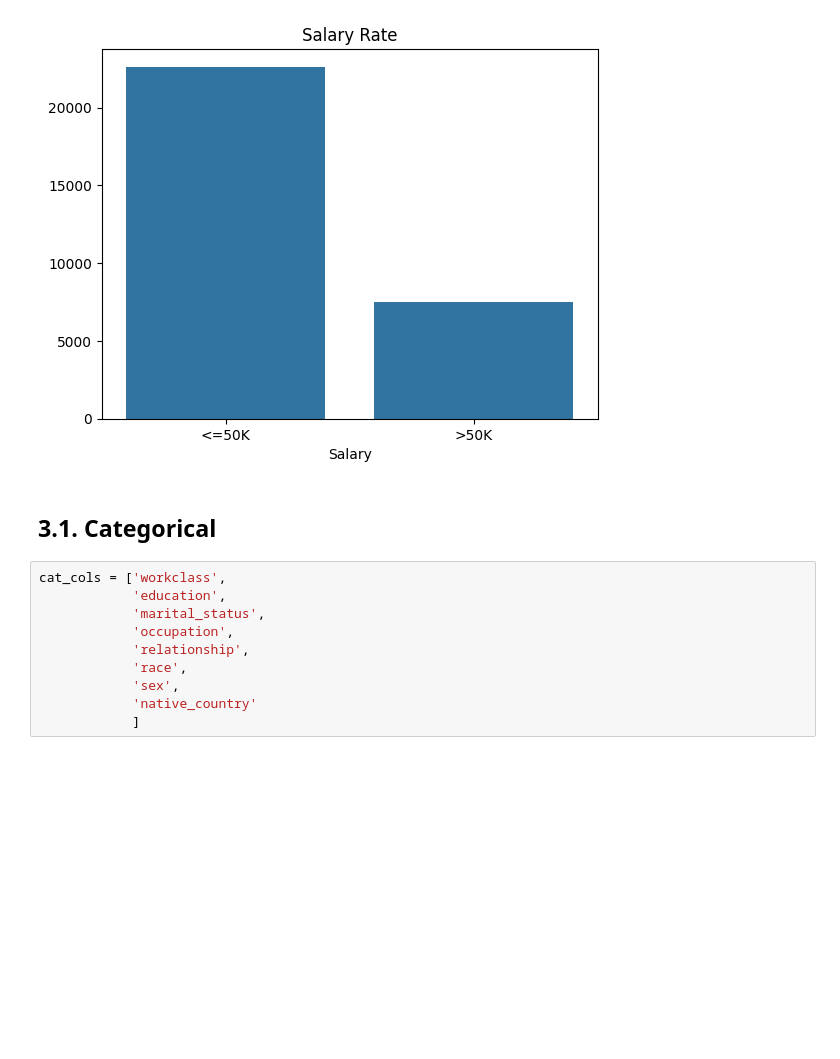
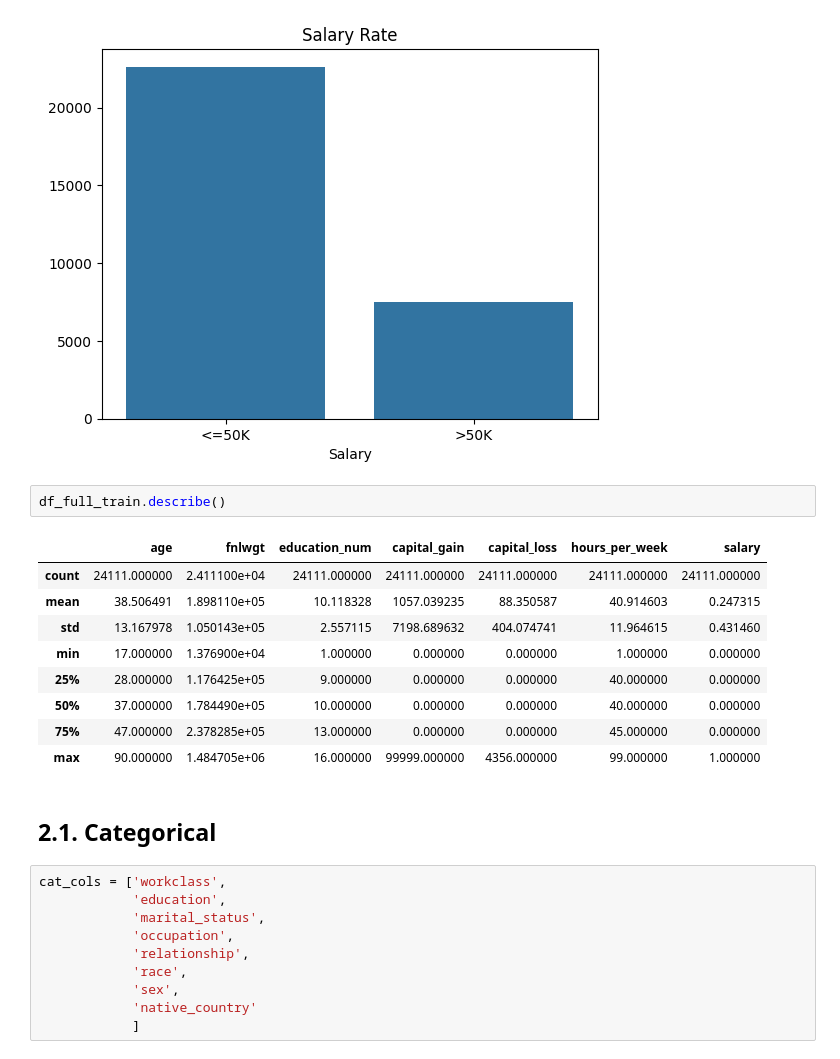
Before and after one commit to pgdemiranda/ml_midterm2024, a Jupyter notebook: midterm_project/notebook.ipynb, the cells around one changed output. Cells and saved outputs as stored; diff of their text form; blank space fills up the shorter version.

```diff
--- a/midterm_project/notebook.ipynb
+++ b/midterm_project/notebook.ipynb
@@ -252,8 +243,20 @@ plt.xticks([0, 1], ['<=50K', '>50K'])
 plt.show()
 # %% [output]
 [figure]
+# %%
+df_full_train.describe()
+# %% [output]
+|  | age | fnlwgt | education_num | capital_gain | capital_loss | hours_per_week | salary |
+| count | 24111.000000 | 2.411100e+04 | 24111.000000 | 24111.000000 | 24111.000000 | 24111.000000 | 24111.000000 |
+| mean | 38.506491 | 1.898110e+05 | 10.118328 | 1057.039235 | 88.350587 | 40.914603 | 0.247315 |
+| std | 13.167978 | 1.050143e+05 | 2.557115 | 7198.689632 | 404.074741 | 11.964615 | 0.431460 |
+| min | 17.000000 | 1.376900e+04 | 1.000000 | 0.000000 | 0.000000 | 1.000000 | 0.000000 |
+| 25% | 28.000000 | 1.176425e+05 | 9.000000 | 0.000000 | 0.000000 | 40.000000 | 0.000000 |
+| 50% | 37.000000 | 1.784490e+05 | 10.000000 | 0.000000 | 0.000000 | 40.000000 | 0.000000 |
+| 75% | 47.000000 | 2.378285e+05 | 13.000000 | 0.000000 | 0.000000 | 45.000000 | 0.000000 |
+| max | 90.000000 | 1.484705e+06 | 16.000000 | 99999.000000 | 4356.000000 | 99.000000 | 1.000000 |
 # %% [markdown]
-## 3.1. Categorical
+## 2.1. Categorical
 # %%
 cat_cols = ['workclass',
             'education',
```
Also changed, not shown: parts of 21 cells of this notebook, 4 other files.
